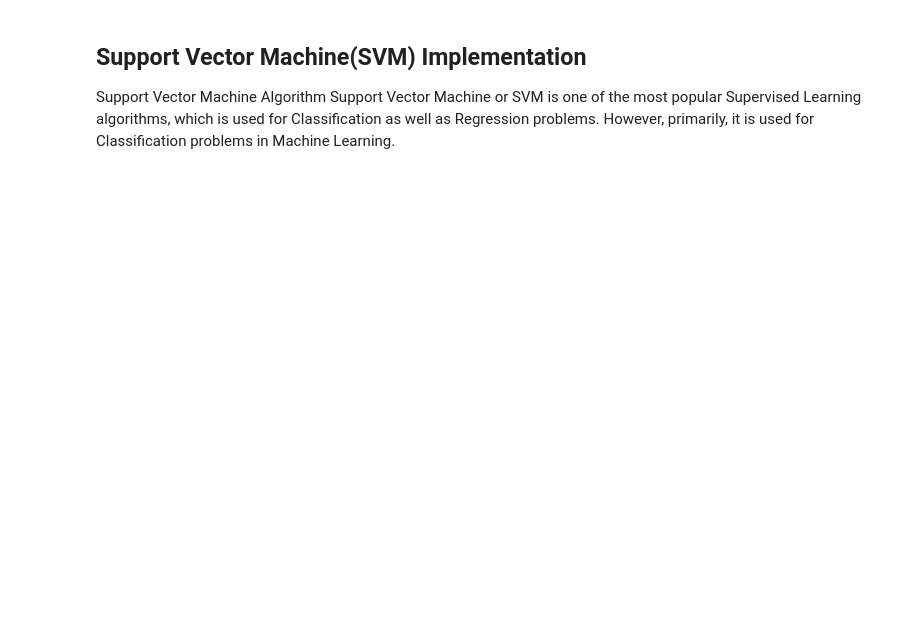
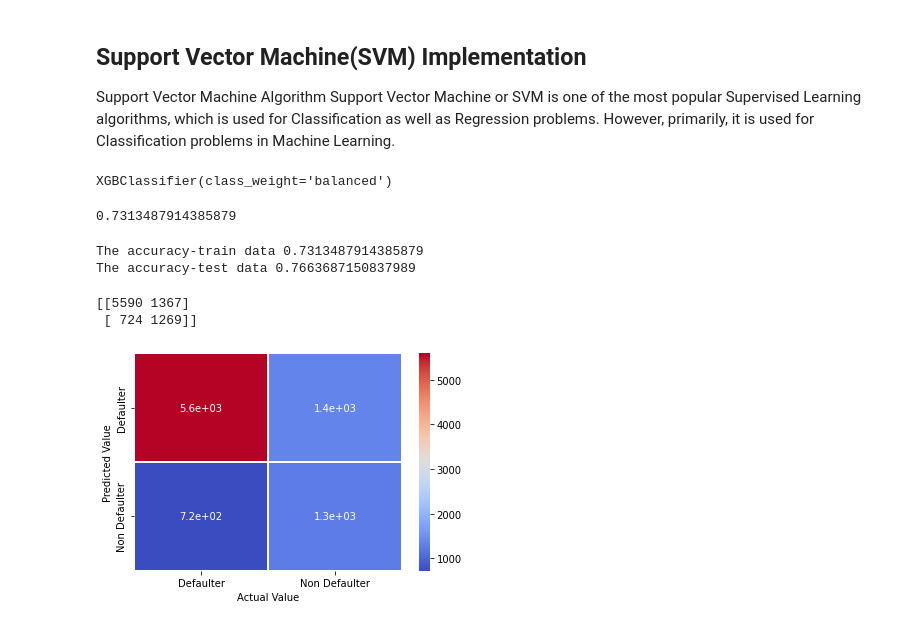
Before and after one commit to Rahman88talha/Credit_Card_Default_Prediction_Classification, a Jupyter notebook: Credit_Card_default_Prediction(Classification)_Analysis.ipynb, the cells around one changed output. Saved outputs shown, nothing was run; the diff lists cells and outputs as text; code cells hidden in the pictures; blank space fills up the shorter version.

```diff
--- a/Credit_Card_default_Prediction(Classification)_Analysis.ipynb
+++ b/Credit_Card_default_Prediction(Classification)_Analysis.ipynb
@@ -750,11 +750,47 @@ Text(0.5, 1.0, 'Confusion Matrix')
 ## **Support Vector Machine(SVM) Implementation**
 
 Support Vector Machine Algorithm Support Vector Machine or SVM is one of the most popular Supervised Learning algorithms, which is used for Classification as well as Regression problems. However, primarily, it is used for Classification problems in Machine Learning.
-# %%
-from sklearn import svm
-
-#Create a svm Classifier
-svm_model = svm.SVC(kernel = 'poly', gamma='scale', probability=True)
-
-#Train the model using the training sets
-svm_model.fit(X_train_rs, y_train_rs)
+# %%
+from xgboost import XGBClassifier
+xgb = XGBClassifier(class_weight='balanced')
+xgb.fit(X_train_rs, y_train_rs)
+# %% [output]
+XGBClassifier(class_weight='balanced')
+# %%
+xgb.score(X_train_rs, y_train_rs)
+# %% [output]
+0.7313487914385879
+# %%
+y_pred_default_xgb_train = xgb.predict(X_train_rs)
+y_pred_default_xgb_test = xgb.predict(X_test)
+# %%
+default_xgb_train_accuracy= accuracy_score(y_train_rs, y_pred_default_xgb_train)
+default_xgb_test_accuracy= accuracy_score(y_test, y_pred_default_xgb_test)
+
+print("The accuracy-train data", default_xgb_train_accuracy)
+print("The accuracy-test data", default_xgb_test_accuracy)
+# %% [output]
+The accuracy-train data 0.7313487914385879
+The accuracy-test data 0.7663687150837989
+# %%
+default_xgb_test_precision= precision_score(y_test, y_pred_default_xgb_test)
+default_xgb_test_recall= recall_score(y_test, y_pred_default_xgb_test)
+default_xgb_test_f1score= f1_score(y_test, y_pred_default_xgb_test)
+default_xgb_test_roc_auc= roc_auc_score(y_test, y_pred_default_xgb_test)
+default_xgb_test_confusion_matrix= confusion_matrix(y_test, y_pred_default_xgb_test)
+# %%
+print(default_xgb_test_confusion_matrix)
+# %% [output]
+[[5590 1367]
+ [ 724 1269]]
+# %%
+labels = ['Defaulter', 'Non Defaulter']
+ax= plt.subplot()
+sns.heatmap(default_xgb_test_confusion_matrix, annot= True, linewidths=1, cmap='coolwarm', ax= ax)
+ax.xaxis.set_ticklabels(labels)
+ax.yaxis.set_ticklabels(labels)
+plt.xlabel('Actual Value')
+plt.ylabel('Predicted Value')
+plt.show()
+# %% [output]
+[figure, added]
```
Also changed, not shown: parts of 19 cells of this notebook.
